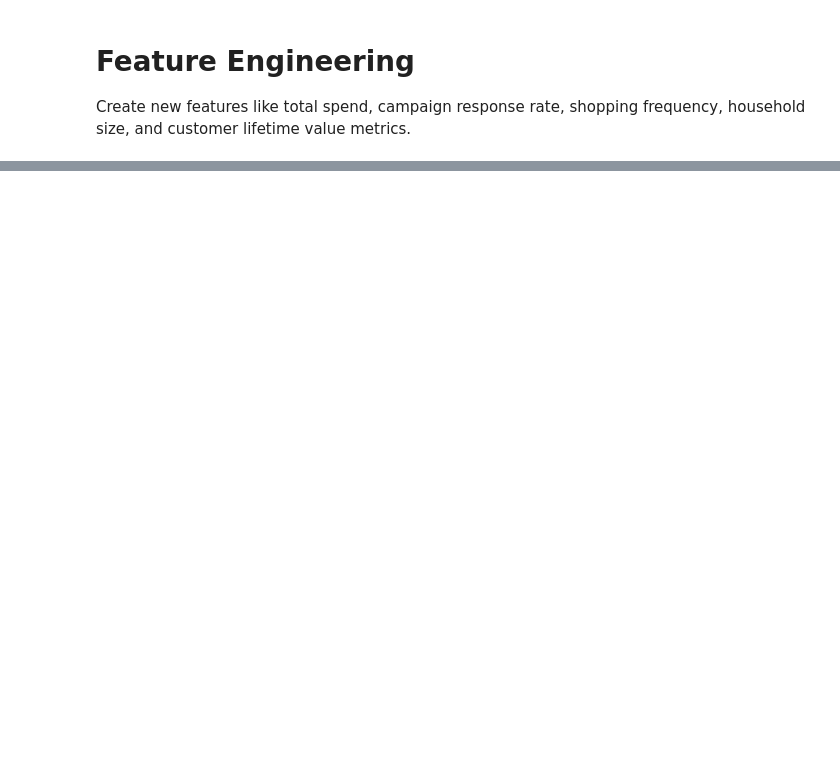
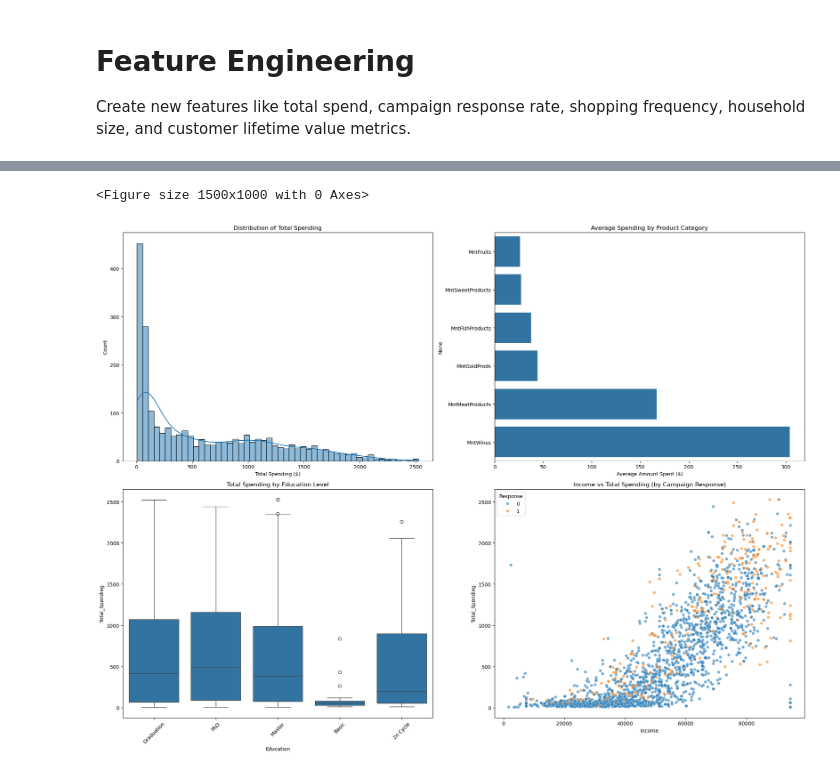
Before and after one commit to shyeolekar5/DeepCollab, a Jupyter notebook: src/data/data-analysis.ipynb, the cells around one changed output, grey strips where cells are left out. Saved outputs shown, nothing was run; the diff lists cells and outputs as text; code cells hidden in the pictures; blank space fills up the shorter version.

```diff
--- a/src/data/data-analysis.ipynb
+++ b/src/data/data-analysis.ipynb
@@ -468,0 +162,20 @@ You can try to debug the error by setting error_score='raise'.
+# %%
+# Create more features
+df_transformed['Total_Spending'] = df_transformed[['MntWines', 'MntFruits', 'MntMeatProducts',
+                                                 'MntFishProducts', 'MntSweetProducts', 'MntGoldProds']].sum(axis=1)
+df_transformed['Customer_Lifetime_Value'] = df_transformed['Total_Spending'] / ((pd.to_datetime('today') - df_transformed['Dt_Customer']).dt.days / 365)
+
+df_transformed['Total_Spend'] = df[['MntWines', 'MntFruits', 'MntMeatProducts', 'MntFishProducts', 'MntSweetProducts', 'MntGoldProds']].sum(axis=1)
+
+df_transformed['Campaign_Response_Rate'] = df[['AcceptedCmp1', 'AcceptedCmp2', 'AcceptedCmp3', 'AcceptedCmp4', 'AcceptedCmp5']].sum(axis=1) / 5
+
+df_transformed['Shopping_Frequency'] = df[['NumDealsPurchases', 'NumWebPurchases', 'NumCatalogPurchases', 'NumStorePurchases']].sum(axis=1)
+
+# Drop original categorical columns if no longer needed
+columns_to_drop = ['Marital_Status', 'Year_Birth', 'Kidhome', 'Teenhome']
+df_transformed = df_transformed.drop(columns=columns_to_drop)
+
+df_transformed
+
+# save the transformed data to csv
+df_transformed.to_csv('./marketing_campaign_transformed.csv', index=False)
@@ -468,0 +188,54 @@ You can try to debug the error by setting error_score='raise'.
+# %%
+import pandas as pd
+import matplotlib.pyplot as plt
+import seaborn as sns
+
+plt.figure(figsize=(15, 10))
+
+# Create subplot grid
+fig, ((ax1, ax2), (ax3, ax4)) = plt.subplots(2, 2, figsize=(20, 15))
+
+
+# 1. Histogram of Total Spending
+sns.histplot(data=df_transformed,
+             x='Total_Spending',
+             bins=50,
+             kde=True,
+             ax=ax1)
+ax1.set_title('Distribution of Total Spending')
+ax1.set_xlabel('Total Spending ($)')
+ax1.set_ylabel('Count')
+
+# 2. Spending by Product Category
+spending_cols = ['MntWines', 'MntFruits', 'MntMeatProducts',
+                'MntFishProducts', 'MntSweetProducts', 'MntGoldProds']
+spending_data = df_transformed[spending_cols].mean().sort_values(ascending=True)
+
+sns.barplot(x=spending_data.values,
+           y=spending_data.index,
+           ax=ax2)
+ax2.set_title('Average Spending by Product Category')
+ax2.set_xlabel('Average Amount Spent ($)')
+
+# 3. Education Level vs Total Spending
+sns.boxplot(data=df_transformed,
+            x='Education',
+            y='Total_Spending',
+            ax=ax3)
+ax3.set_title('Total Spending by Education Level')
+ax3.tick_params(axis='x', rotation=45)
+
+# 4. Income vs Total Spending with Campaign Response
+sns.scatterplot(data=df_transformed,
+                x='Income',
+                y='Total_Spending',
+                hue='Response',
+                alpha=0.6,
+                ax=ax4)
+ax4.set_title('Income vs Total Spending (by Campaign Response)')
+
+plt.tight_layout()
+plt.show()
+# %% [output]
+<Figure size 1500x1000 with 0 Axes>
+[figure, added]
```
Also changed, not shown: parts of 15 cells of this notebook, 1 other file.
